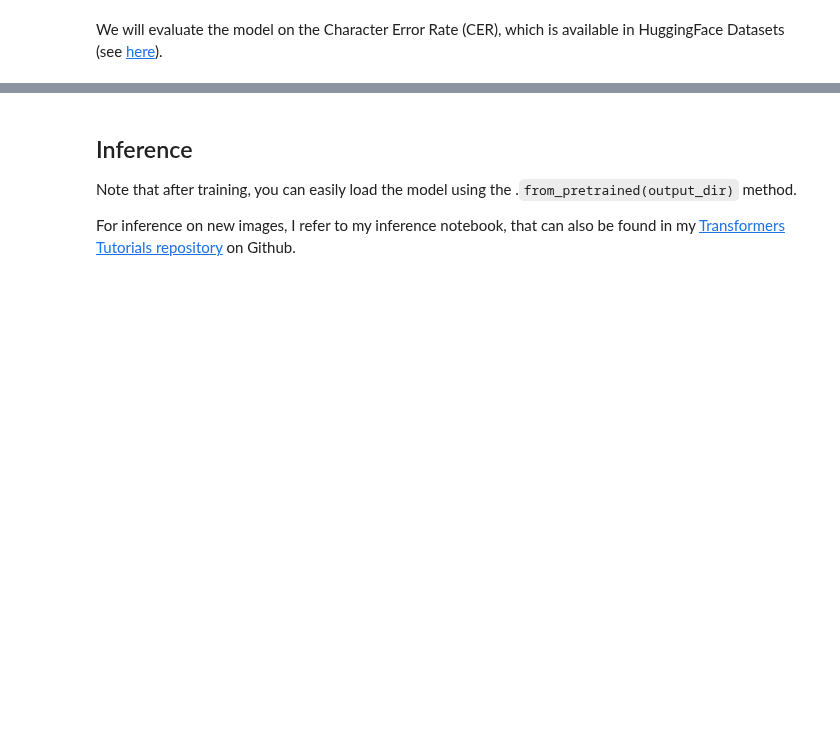
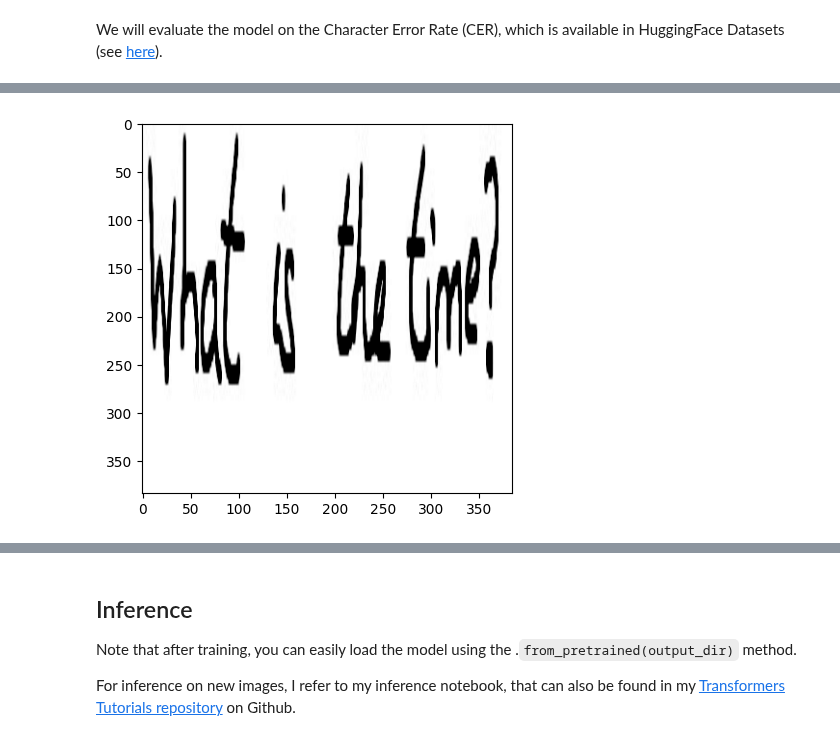
Before and after one commit to A-Team-Name/ocr-model-training, a Jupyter notebook: src/_examples/Fine_tune_TrOCR_on_IAM_Handwriting_Database_using_native_PyTorch.ipynb, the cells around one changed output, grey strips where cells are left out. Cells and saved outputs as stored; diff of their text form; code cells hidden in the pictures; blank space fills up the shorter version.

```diff
--- a/src/_examples/Fine_tune_TrOCR_on_IAM_Handwriting_Database_using_native_PyTorch.ipynb
+++ b/src/_examples/Fine_tune_TrOCR_on_IAM_Handwriting_Database_using_native_PyTorch.ipynb
@@ -50,6 +58,8 @@ from transformers import VisionEncoderDecoderModel
 # Globals
 # %%
 MODEL_NAME: str = "microsoft/trocr-base-handwritten"
+BATCH_SIZE: int = 4
+MAX_TARGET_LENGTH: int = 128 # token vector size
 # %% [markdown]
 # Paths
 # %%
@@ -276,10 +359,14 @@ eval_dataloader = DataLoader(eval_dataset, batch_size=4)
 
 Here, we initialize the TrOCR model from its pretrained weights. Note that the weights of the language modeling head are already initialized from pre-training, as the model was already trained to generate text during its pre-training stage. Refer to the paper for details.
 # %%
+device: torch.device = torch.device(
+    "cuda"
+    if torch.cuda.is_available()
+    else "cpu"
+)
 
-
-device = torch.device("cuda" if torch.cuda.is_available() else "cpu")
-
-model = VisionEncoderDecoderModel.from_pretrained("microsoft/trocr-base-stage1")
-model.to(device)
+model: VisionEncoderDecoderModel = VisionEncoderDecoderModel.from_pretrained(
+    "microsoft/trocr-base-stage1"
+)
+model = model.to(device)
 # %% [output]
@@ -312,3 +411,6 @@ cer_metric = load_metric("cer")
+# %%
+
+cer_metric = load("cer")
 # %%
 def compute_cer(pred_ids, label_ids):
     pred_str = processor.batch_decode(pred_ids, skip_special_tokens=True)
@@ -319,23 +421,34 @@ def compute_cer(pred_ids, label_ids):
 
     return cer
 # %%
-from transformers import AdamW
-from tqdm.notebook import tqdm
 
-optimizer = AdamW(model.parameters(), lr=5e-5)
+optimizer: AdamW = AdamW(
+  model.parameters(),
+  lr=5e-5
+)
 
-for epoch in range(10):  # loop over the dataset multiple times
+epoch: int
+for epoch in range(100):  # loop over the dataset multiple times
    # train
    model.train()
-   train_loss = 0.0
-   for batch in tqdm(train_dataloader):
-      # get the inputs
-      for k,v in batch.items():
-        batch[k] = v.to(device)
+   train_loss: float = 0.0
+
+   X: torch.Tensor
+   y: torch.Tensor
+   for X, y in tqdm(
+    iterable=train_dataloader,
+    desc="Training model...",
+    total=len(train_dataset)//BATCH_SIZE
+    ):
+      X = X.to(device)
+      y = y.to(device)
 
       # forward + backward + optimize
-      outputs = model(**batch)
-      loss = outputs.loss
+      outputs = model(
+        pixel_values=X,
+        labels=y
+      )
+      loss: torch.Tensor = outputs.loss
       loss.backward()
       optimizer.step()
       optimizer.zero_grad()
@@ -346,14 +459,28 @@ for epoch in range(10):  # loop over the dataset multiple times
 
    # evaluate
    model.eval()
-   valid_cer = 0.0
+   valid_cer: float = 0.0
    with torch.no_grad():
-     for batch in tqdm(eval_dataloader):
-       # run batch generation
-       outputs = model.generate(batch["pixel_values"].to(device))
-       # compute metrics
-       cer = compute_cer(pred_ids=outputs, label_ids=batch["labels"])
-       valid_cer += cer
+     for batch in tqdm(
+       eval_dataloader
+      ):
+        # run batch generation
+        outputs = model.generate(X.to(device))
+        # compute metrics
+
+        predicted_output: str = decode_raw_model_output(
+          outputs
+        )
+
+        plt.imshow(X.detach().cpu()[0, :, :, :].permute((1, 2, 0)))
+        plt.show()
+        print(predicted_output[0])
+
+        cer: dict | None = compute_cer(
+          pred_ids=outputs,
+          label_ids=y
+          )
+        valid_cer += cer
 
    print("Validation CER:", valid_cer / len(eval_dataloader))
 
@@ -362,0 +490 @@ Validation CER: 0.5624370839885325
+[figure, added]
```
Also changed, not shown: parts of 16 cells of this notebook, 1 other file.
